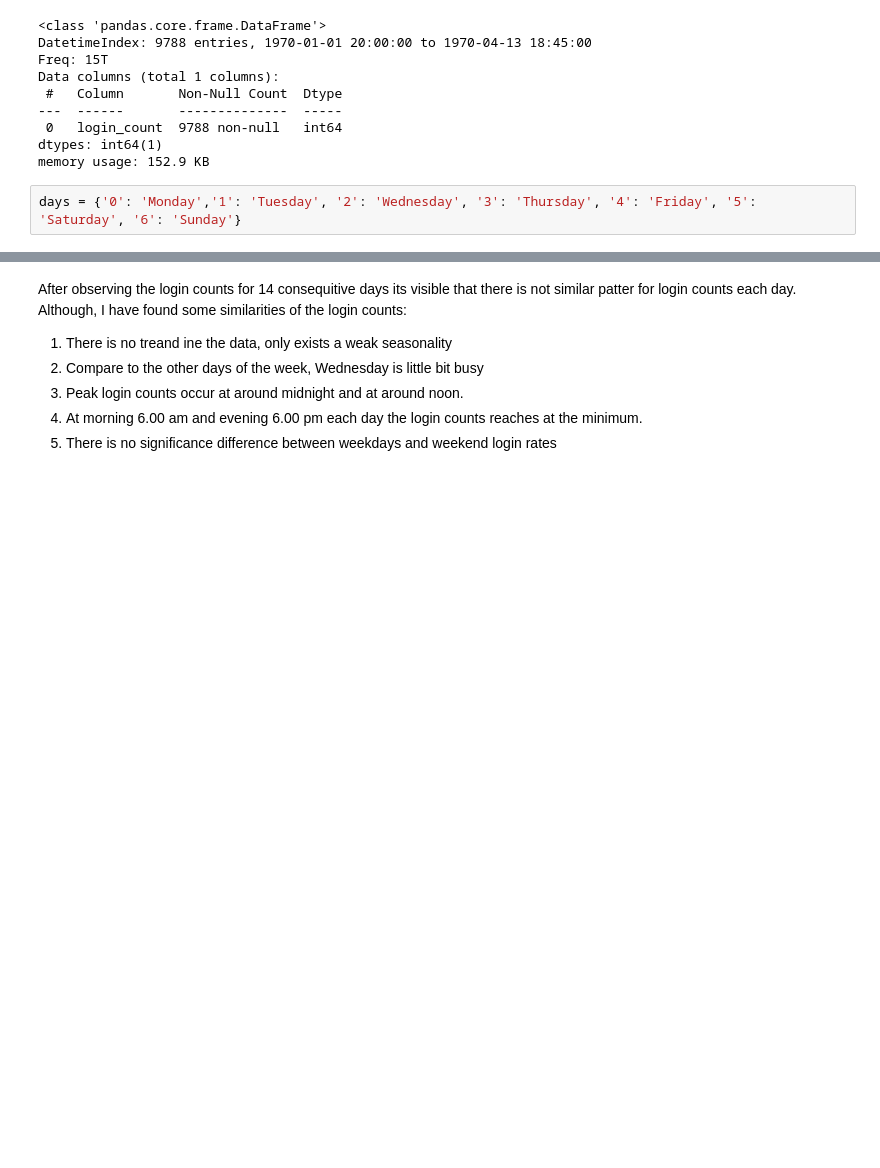
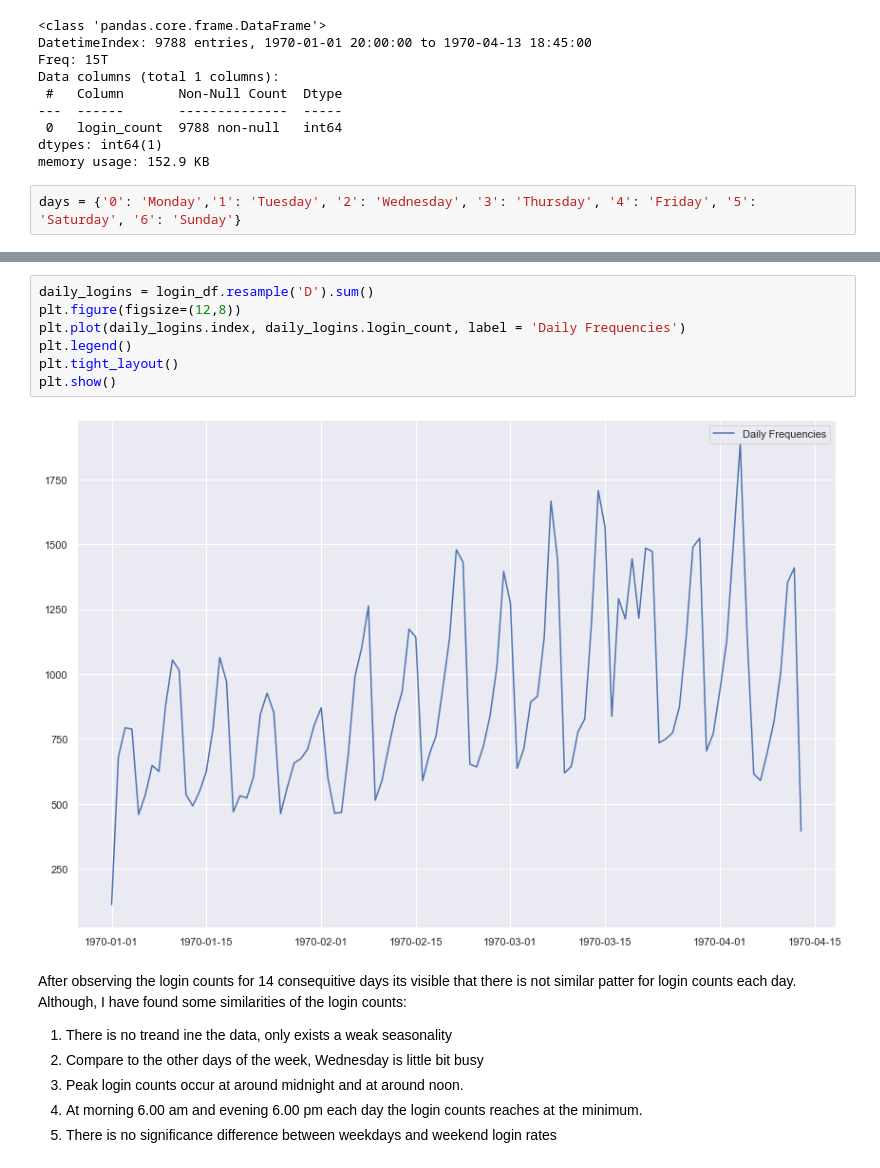
Before and after one commit to ahmedshahjahan/Take-Home-Challenge1, a Jupyter notebook: The_Ultimate_Challenge.ipynb, the cells around one changed output, grey strips where cells are left out. Saved outputs shown, nothing was run; the diff lists cells and outputs as text; blank space fills up the shorter version.

```diff
--- a/The_Ultimate_Challenge.ipynb
+++ b/The_Ultimate_Challenge.ipynb
@@ -132,3 +146,12 @@ plt.show()
+# %%
+daily_logins = login_df.resample('D').sum()
+plt.figure(figsize=(12,8))
+plt.plot(daily_logins.index, daily_logins.login_count, label = 'Daily Frequencies')
+plt.legend()
+plt.tight_layout()
+plt.show()
+# %% [output]
+[figure, added]
 # %% [markdown]
 After observing the login counts for 14 consequitive days its visible that there is not similar patter for login counts each day. Although, I have found some similarities of the login counts:
 1. There is no treand ine the data, only exists a weak seasonality
```
Also changed, not shown: parts of 72 cells of this notebook, 3 other files.
